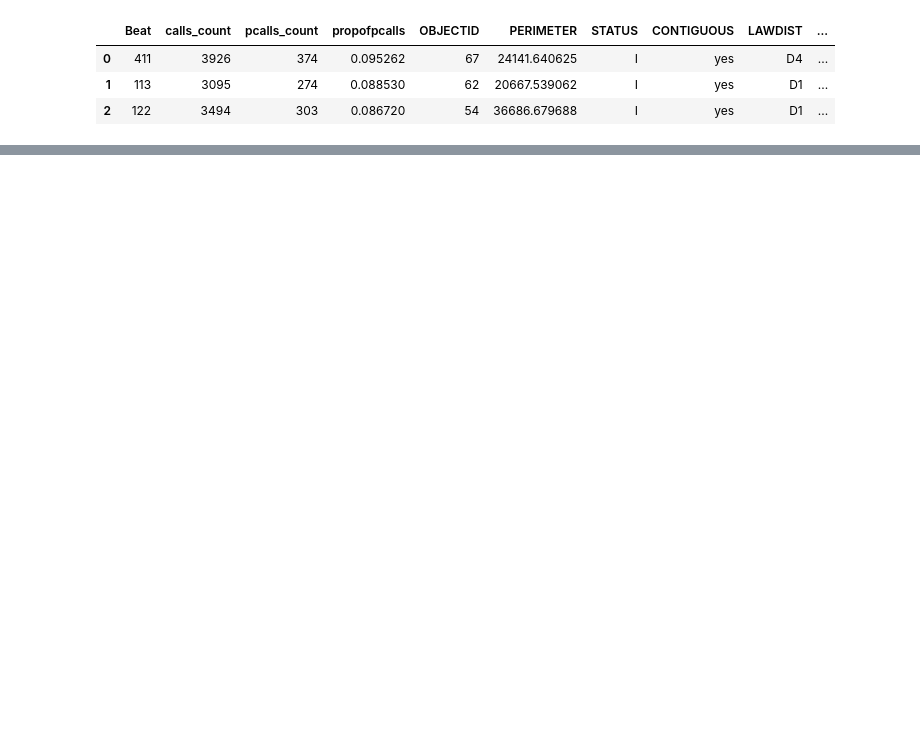
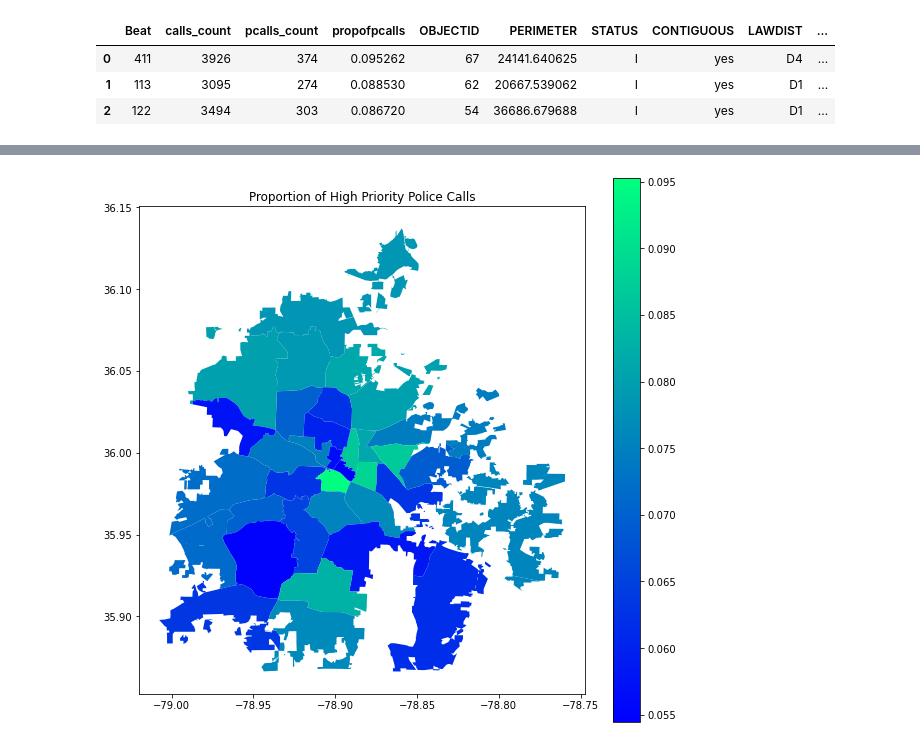
Before and after one commit to sadiesheridan/dataplus-project27-community-safety-durham, a Jupyter notebook: 10_code/prioritycalls_analysis.ipynb, the cells around one changed output, grey strips where cells are left out. Saved outputs shown, nothing was run; the diff lists cells and outputs as text; code cells hidden in the pictures; blank space fills up the shorter version.

Commit message:
proportion map

```diff
--- a/10_code/prioritycalls_analysis.ipynb
+++ b/10_code/prioritycalls_analysis.ipynb
@@ -121,0 +113,3 @@ TypeError: can only concatenate str (not "float") to str
+# %%
+policebeatswithcalls = policebeats.set_index('Beat').join(combcalls.set_index('Beat'))
+policebeatswithcalls.head(3)
@@ -137,0 +145,11 @@ policebeatwithcalls.plot(column='Beat',
+# %%
+#Plot chloropleth map with merged data
+fig, ax = plt.subplots(figsize = (10,10))
+policebeatswithcalls.plot(column='propofpcalls',
+                                legend=True,
+                                cmap="winter", ax=ax, aspect=1);
+
+ax.set(title='Proportion of High Priority Police Calls')
+plt.show()
+# %% [output]
+[figure, added]
```
Also changed, not shown: parts of 7 cells of this notebook.
